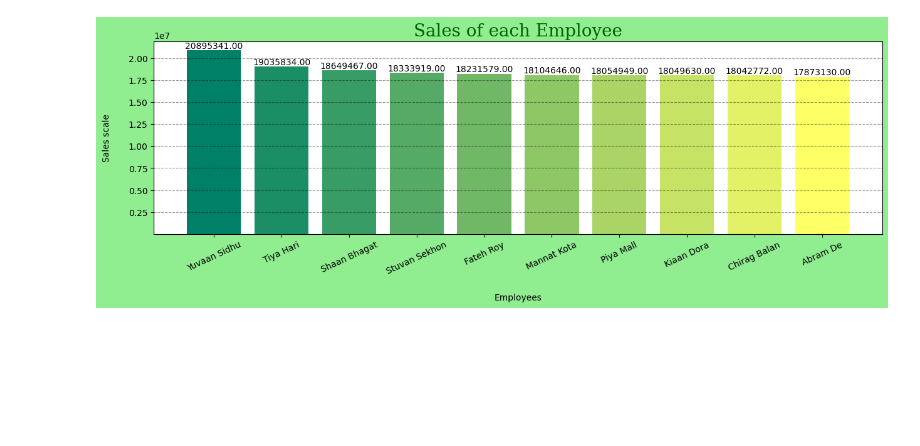
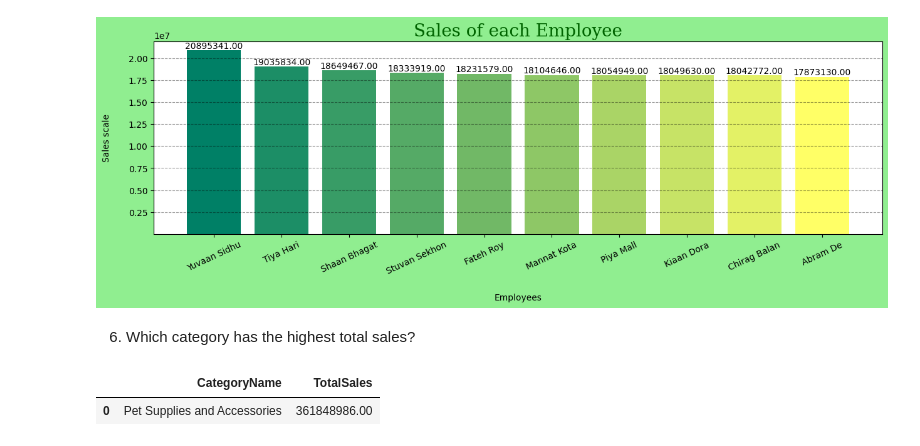
Before and after one commit to MonikaHussain/ecommerce_analysis, a Jupyter notebook: swiftmarket.ipynb, the cells around one changed output. Cells and saved outputs as stored; diff of their text form; code cells hidden in the pictures; blank space fills up the shorter version.

```diff
--- a/swiftmarket.ipynb
+++ b/swiftmarket.ipynb
@@ -504,3 +514,22 @@ for i in range(len(Names)):  #put it in the strings mean names
 plt.show()
 # %% [output]
 [figure]
+# %% [markdown]
+6. Which category has the highest total sales?
+# %%
+query = """SELECT
+c.CategoryName,
+SUM(s.TotalPrice) AS TotalSales
+FROM Salesdata s
+JOIN Subcategories sc ON s.SubcatID = sc.SubcatID
+JOIN Categories c ON sc.CategoryID = c.CategoryID
+GROUP BY c.CategoryName
+ORDER BY TotalSales DESC
+LIMIT 1;
+"""
+
+df = read_query(query)
+df
+# %% [output]
+|  | CategoryName | TotalSales |
+| 0 | Pet Supplies and Accessories | 361848986.00 |
```
Also changed, not shown: parts of 12 cells of this notebook.
